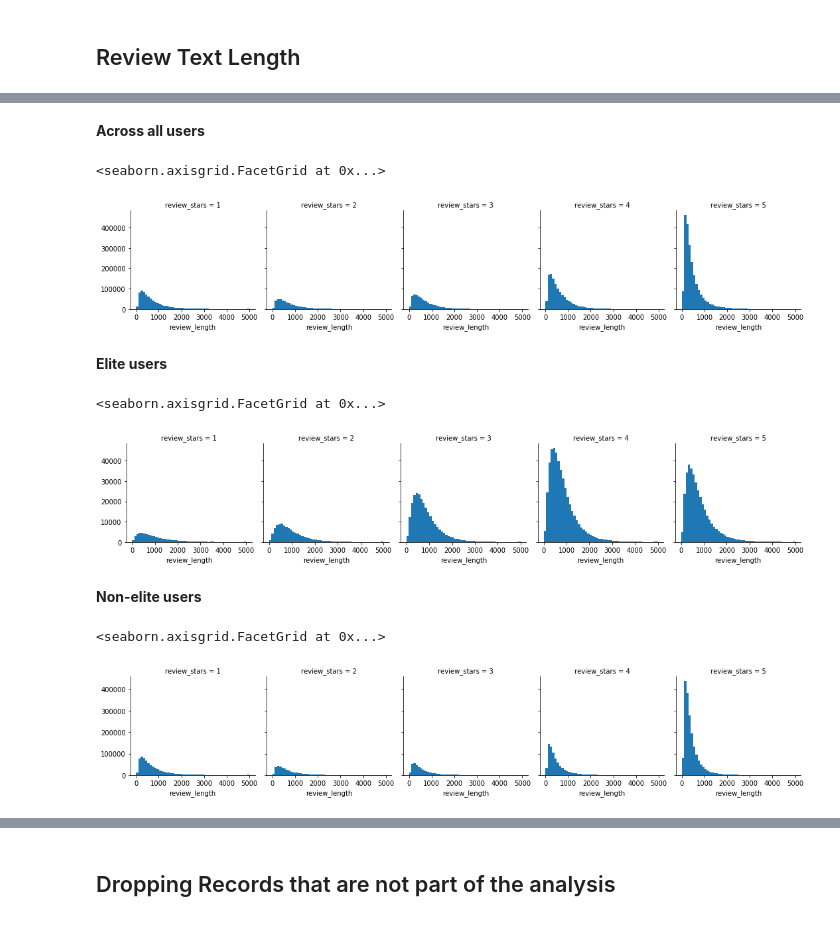
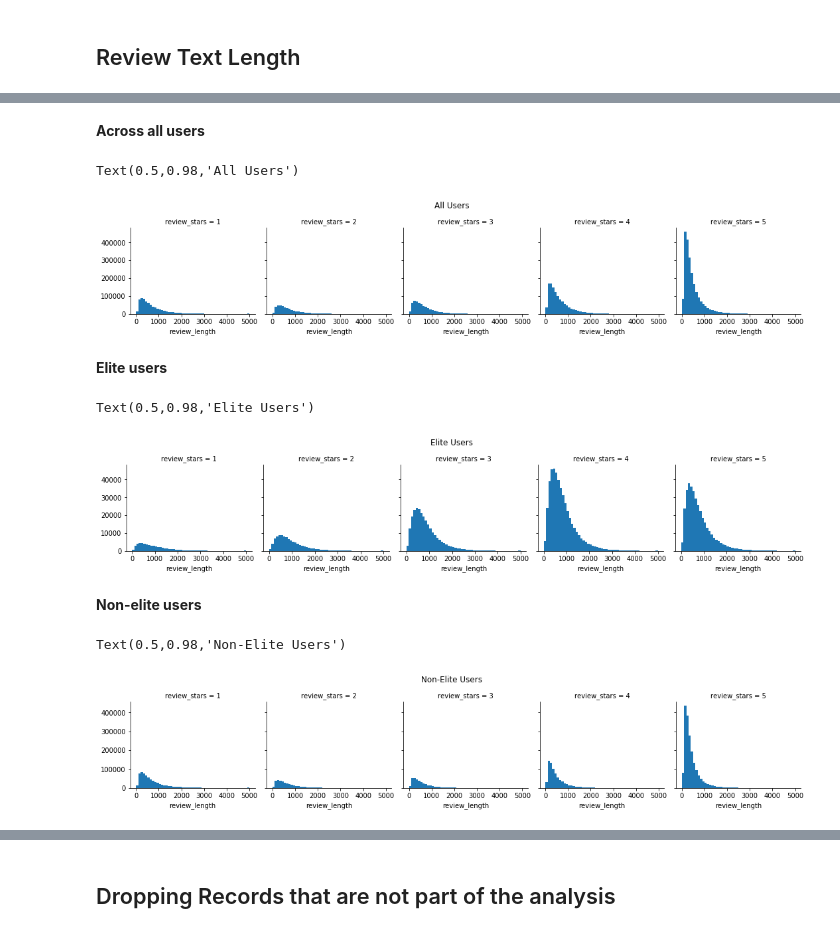
Before and after one commit to saravrajavelu/Yelp-Recommendation, a Jupyter notebook: Yelp.ipynb, the cells around one changed output, grey strips where cells are left out. Drawn from its saved outputs; the diff is of its cells as text; code cells hidden in the pictures.

```diff
--- a/Yelp.ipynb
+++ b/Yelp.ipynb
@@ -317,25 +342,31 @@ review[review.user_id.isin(elite_user_id)].review_length.mean(), review[~review.
 printmd('**Across all users**')
 textSizeGraph = sns.FacetGrid(data = review, col = 'review_stars')
 textSizeGraph.map(plt.hist, 'review_length', bins = 50)
+plt.subplots_adjust(top=0.8)
+textSizeGraph.fig.suptitle('All Users')
 # %% [output]
 **Across all users**
-<seaborn.axisgrid.FacetGrid at 0x...>
+Text(0.5,0.98,'All Users')
-[figure, old version]
+[figure, new version]
 # %%
 printmd('**Elite users**')
 textSizeGraph_elite = sns.FacetGrid(data = review[review.user_id.isin(elite_user_id)], col = 'review_stars')
 textSizeGraph_elite.map(plt.hist, 'review_length', bins = 50)
+plt.subplots_adjust(top=0.8)
+textSizeGraph_elite.fig.suptitle('Elite Users')
 # %% [output]
 **Elite users**
-<seaborn.axisgrid.FacetGrid at 0x...>
+Text(0.5,0.98,'Elite Users')
-[figure, old version]
+[figure, new version]
 # %%
 printmd('**Non-elite users**')
 textSizeGraph_non_elite = sns.FacetGrid(data = review[~review.user_id.isin(elite_user_id)], col = 'review_stars')
 textSizeGraph_non_elite.map(plt.hist, 'review_length', bins = 50)
+plt.subplots_adjust(top=0.8)
+textSizeGraph_non_elite.fig.suptitle('Non-Elite Users')
 # %% [output]
 **Non-elite users**
-<seaborn.axisgrid.FacetGrid at 0x...>
+Text(0.5,0.98,'Non-Elite Users')
-[figure, old version]
+[figure, new version]
 # %%
 ## Correlation between text length and rating
```
Also changed, not shown: parts of 38 cells of this notebook.
